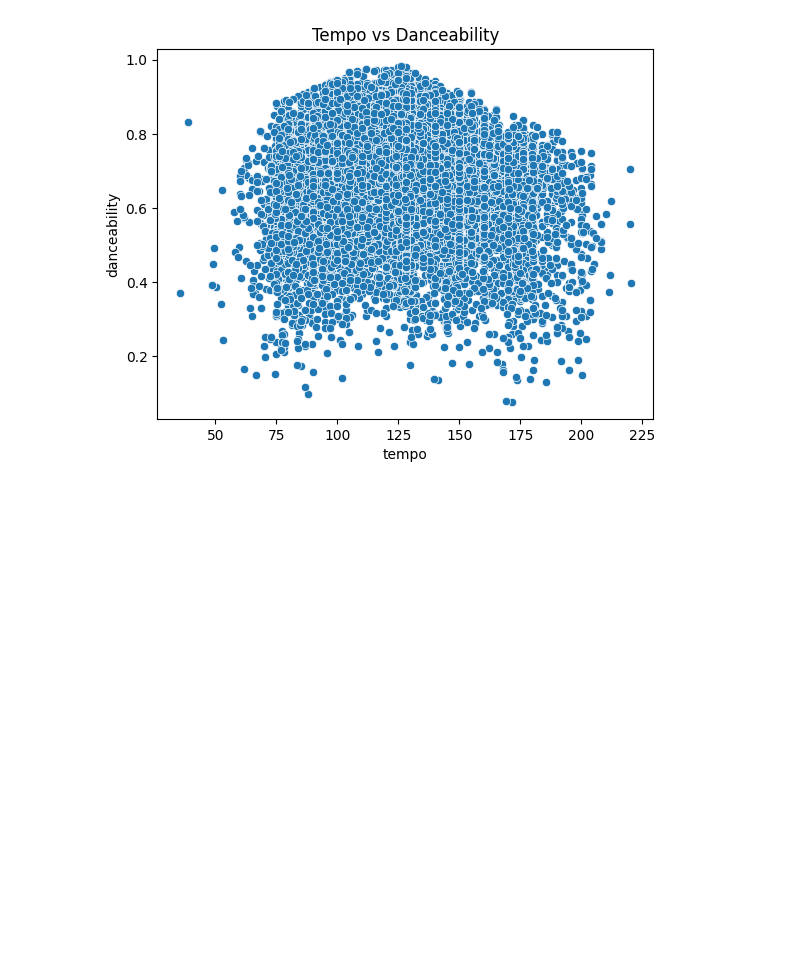
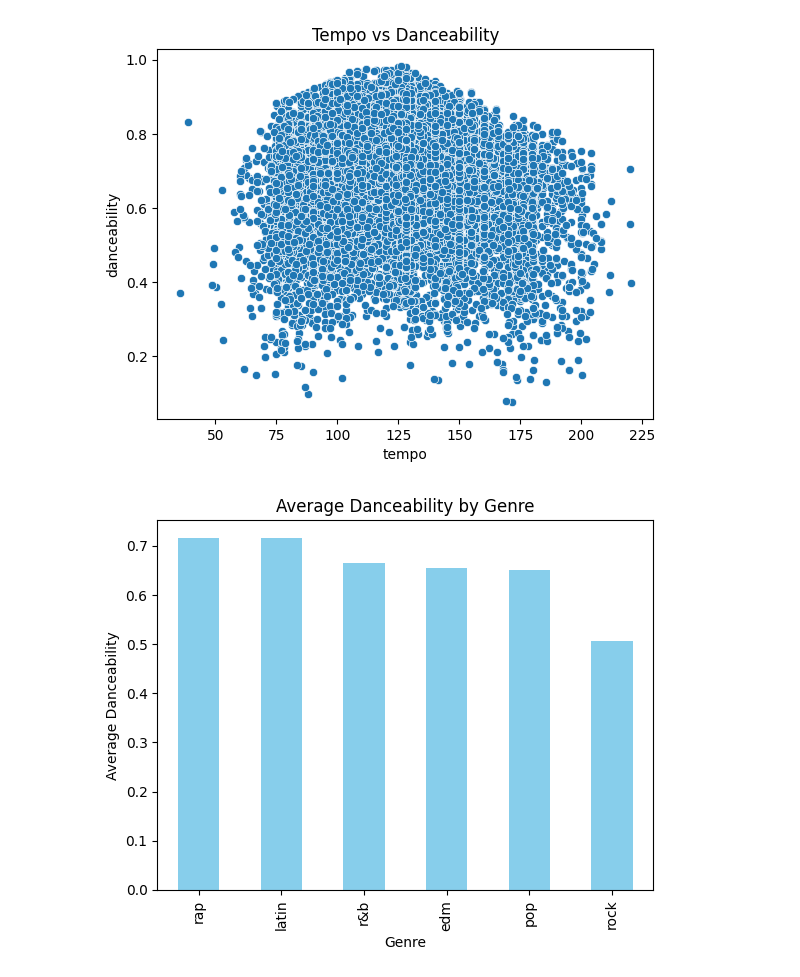
Before and after one commit to brobers0339/Spotify_Final_Project_H501, a Jupyter notebook: Spotify_Project_Calculations_Practice.ipynb, the cells around one changed output. Drawn from its saved outputs; the diff is of its cells as text; code cells hidden in the pictures; blank space fills up the shorter version.

```diff
--- a/Spotify_Project_Calculations_Practice.ipynb
+++ b/Spotify_Project_Calculations_Practice.ipynb
@@ -131,3 +131,18 @@ plt.show()
 # We can see that danceability doesn’t only depend on high tempo, many medium-tempo songs are still very danceable.
 # %% [output]
 [figure]
+# %%
+# Calculate average danceability for each genre
+avg_danceability = df.groupby('playlist_genre')['danceability'].mean().sort_values(ascending=False)
+
+# Visualize
+avg_danceability.plot(kind='bar', color='skyblue')
+plt.title("Average Danceability by Genre")
+plt.xlabel("Genre")
+plt.ylabel("Average Danceability")
+plt.show()
+
+# This calculation shows which genres tend to have songs that are easier to dance to.
+# For example, if EDM or Latin appear at the top, it means those genres have songs with stronger rhythm and beat, making them more danceable overall.
+# %% [output]
+[figure, added]
```
Also changed, not shown: parts of 1 cell of this notebook.
